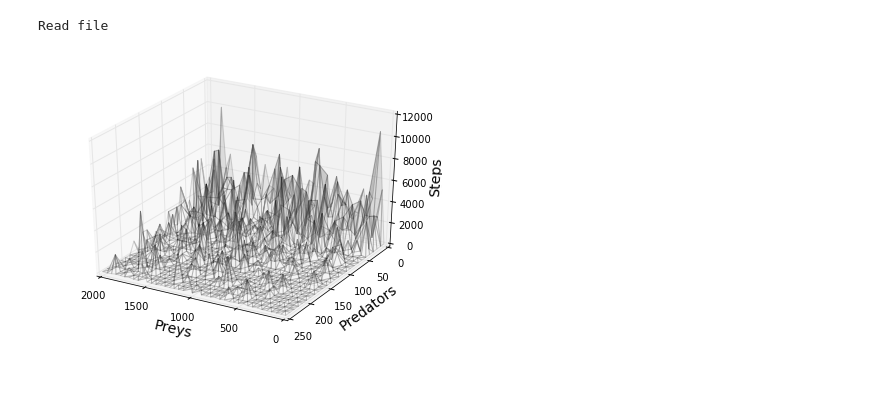
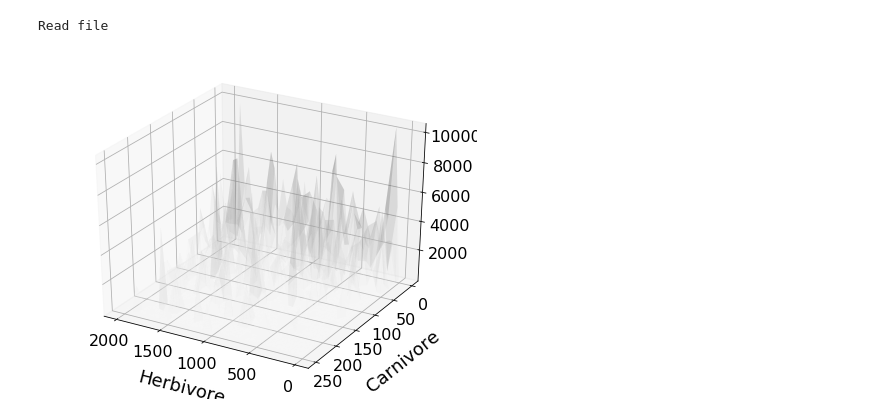
Before and after one commit to Zhuikov/predator-prey, a Jupyter notebook: notebooks/Experiment_4_1.ipynb, the cells around one changed output. Saved outputs shown, nothing was run; the diff lists cells and outputs as text; code cells hidden in the pictures; blank space fills up the shorter version.

```diff
--- a/notebooks/Experiment_4_1.ipynb
+++ b/notebooks/Experiment_4_1.ipynb
@@ -84,21 +84,23 @@ for i in range(0,len(data)):
 # %%
 from matplotlib import pyplot as plt
 from matplotlib import cm
 from mpl_toolkits.mplot3d import Axes3D
 %matplotlib inline
 
-fig = plt.figure()
-fig.set_size_inches(7, 5)
+fig = plt.figure(figsize=(7.5, 6))
 ax = fig.gca(projection='3d')
 ax.plot_trisurf(pltdata[0], pltdata[1], pltdata[2], alpha=0.15, cmap=cm.Greys)
-ax.set_xlabel('Preys', fontsize=14)
-ax.set_ylabel('Predators', fontsize=14)
-ax.set_zlabel('Steps', fontsize=14)
+ax.set_xlabel('Herbivore', fontsize=18, labelpad=15)
+ax.set_ylabel('Carnivore', fontsize=18, labelpad=15)
+ax.set_zlabel('Steps', fontsize=18, labelpad=20)
+ax.tick_params(labelsize=16)
+ax.tick_params('z', pad=10)
 ax.invert_yaxis()
 ax.invert_xaxis()
+plt.savefig("fig41.png")
 plt.show()
 # %% [output]
-[figure, old version]
+[figure, new version]
 # %%
 matrix = []
 for a in range(0, len(preys)):
```
Also changed, not shown: parts of 1 cell of this notebook, 2 other files.
